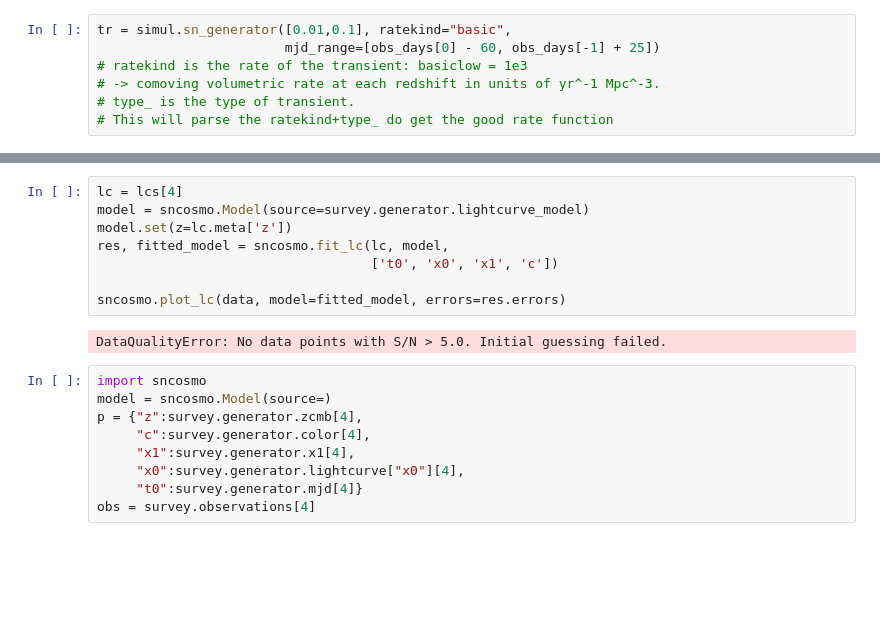
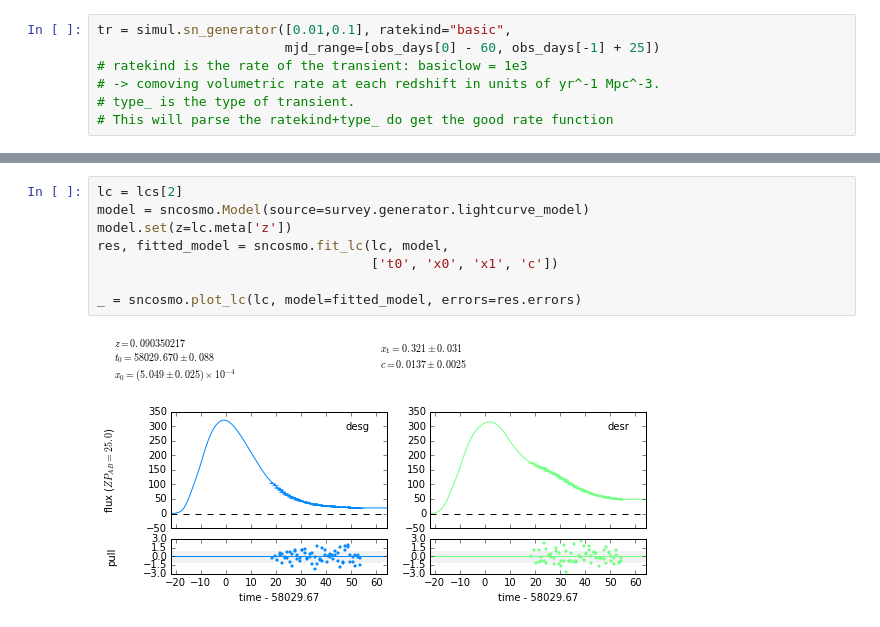
Before and after one commit to MickaelRigault/astrobject, a Jupyter notebook: notebooks/survey_plan_and_lightcurves.ipynb, the cells around one changed output, grey strips where cells are left out. Saved outputs shown, nothing was run; the diff lists cells and outputs as text; blank space fills up the shorter version.

```diff
--- a/notebooks/survey_plan_and_lightcurves.ipynb
+++ b/notebooks/survey_plan_and_lightcurves.ipynb
@@ -117,19 +134,10 @@ lcs[:10]
 # %%
-lc = lcs[4]
+lc = lcs[2]
 model = sncosmo.Model(source=survey.generator.lightcurve_model)
 model.set(z=lc.meta['z'])
 res, fitted_model = sncosmo.fit_lc(lc, model,
                                    ['t0', 'x0', 'x1', 'c'])
 
-sncosmo.plot_lc(data, model=fitted_model, errors=res.errors)
+_ = sncosmo.plot_lc(lc, model=fitted_model, errors=res.errors)
 # %% [output]
-DataQualityError: No data points with S/N > 5.0. Initial guessing failed.
+[figure, added]
-# %%
-import sncosmo
-model = sncosmo.Model(source=)
-p = {"z":survey.generator.zcmb[4],
-     "c":survey.generator.color[4],
-     "x1":survey.generator.x1[4],
-     "x0":survey.generator.lightcurve["x0"][4],
-     "t0":survey.generator.mjd[4]}
-obs = survey.observations[4]
```
Also changed, not shown: parts of 12 cells of this notebook, 2 other files.
